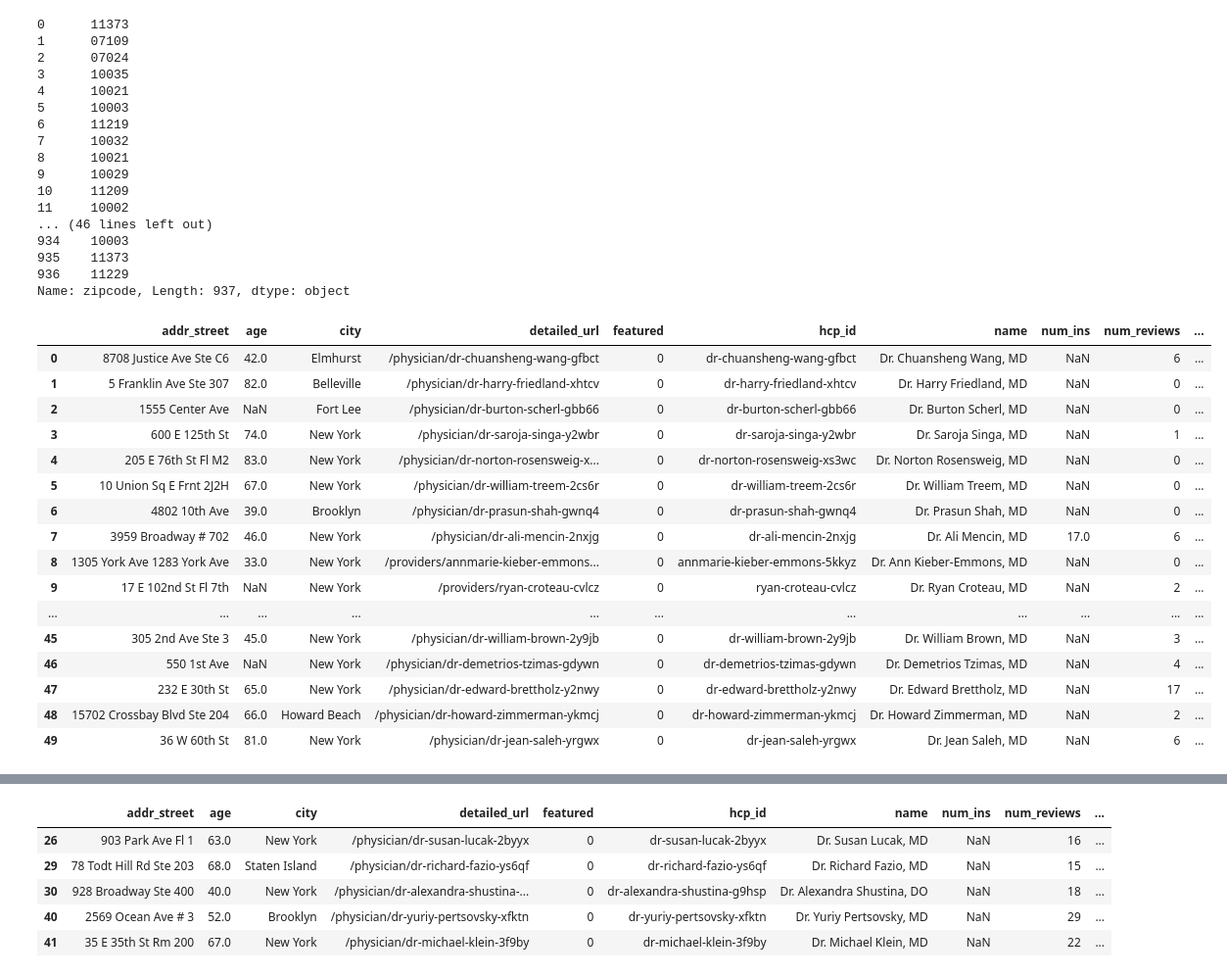
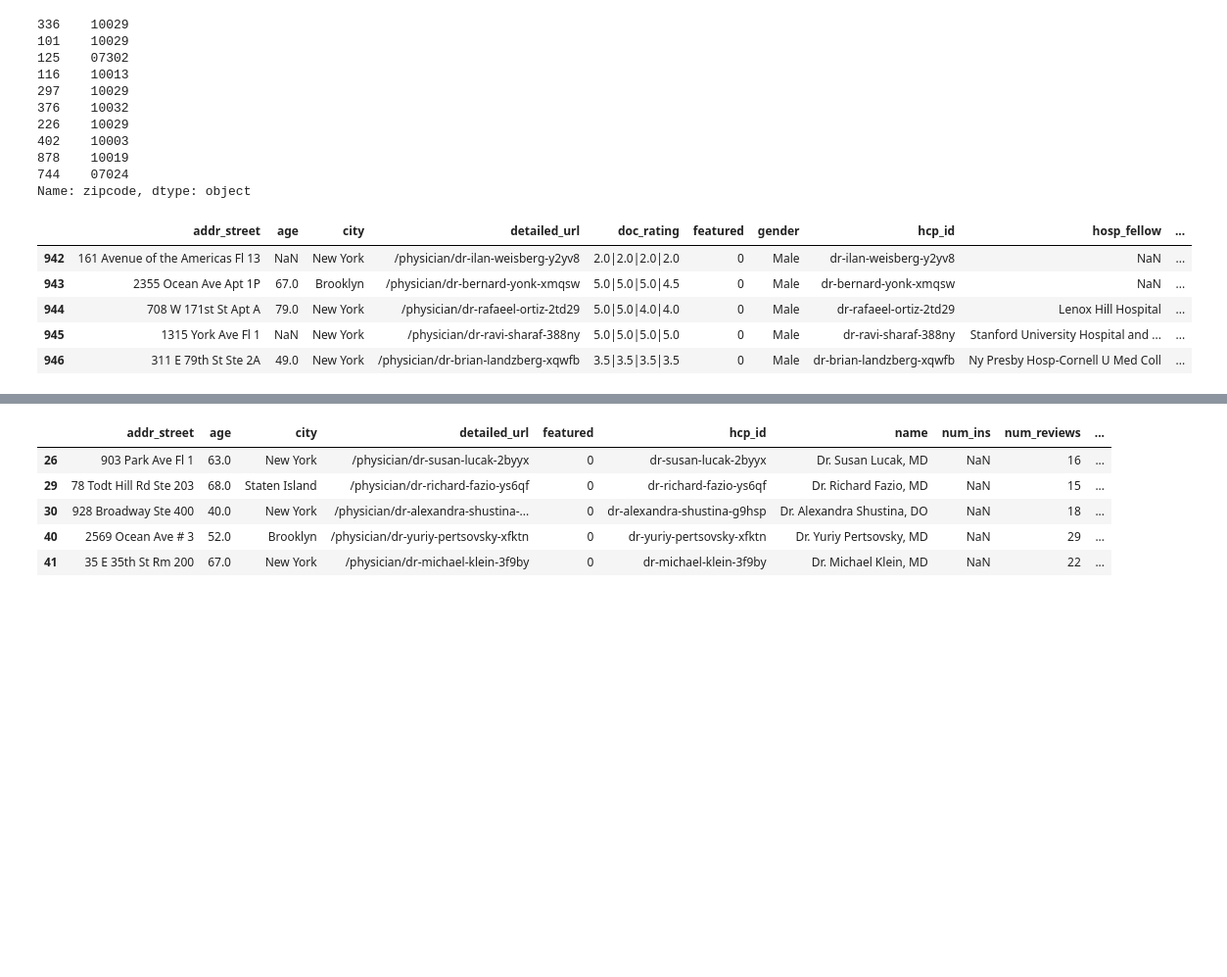
Before and after one commit to ntdsyq/webscraping_healthgrades, a Jupyter notebook: code/healthgrades/data_inspection.ipynb, the cells around one changed output, grey strips where cells are left out. Shown: that part at 98% size. Cells and saved outputs as stored; diff of their text form; code cells hidden in the pictures; blank space fills up the shorter version.

```diff
--- a/code/healthgrades/data_inspection.ipynb
+++ b/code/healthgrades/data_inspection.ipynb
@@ -3,12 +3,20 @@
 import pandas as pd
 import numpy as np
 from matplotlib import pyplot as plt
+from matplotlib import ax
+import seaborn as sns
 plt.style.use('ggplot')
 
-raw_data = pd.read_csv('healthgrades_physicians_GI_NY_raw.csv')
-raw_data.to_csv('healthgrades_physicians_GI_NY.csv', index = False)  # do not write index column
+r_fname = 'healthgrades_physicians_GI_NY_full_raw.csv'
+fname = 'healthgrades_physicians_GI_NY_full.csv'
+# Remove blank lines in raw csv file (scrapy bug for windows)
+raw_data = pd.read_csv(r_fname)
+
+# do not write index column
+raw_data.to_csv(fname, index = False)
+
+# read in fixed csv file
+data = pd.read_csv(fname)
-# %%
-data = pd.read_csv('healthgrades_physicians_GI_NY.csv')
 # %%
 data.shape
 # %% [output]
@@ -59,44 +75,30 @@ object
 # %%
+# change zipcode to 5 digit string
 if data['zipcode'].dtype == 'int64':
     data['zipcode'] = data['zipcode'].apply(lambda x: '{0:05d}'.format(x))
-data['zipcode']
+data['zipcode'].sample(10)
 # %% [output]
-0      11373
-1      07109
-2      07024
-3      10035
-4      10021
-5      10003
-6      11219
-7      10032
-8      10021
-9      10029
-10     11209
-11     10002
-... (46 lines left out)
-934    10003
-935    11373
-936    11229
-Name: zipcode, Length: 937, dtype: object
+336    10029
+101    10029
+125    07302
+116    10013
+297    10029
+376    10032
+226    10029
+402    10003
+878    10019
+744    07024
+Name: zipcode, dtype: object
 # %%
 pd.set_option('display.max_columns', 50)
-data.head(50)
+data.head(5)
+data.sample(5)
+data.tail(5)
 # %% [output]
-|  | addr_street | age | city | detailed_url | featured | hcp_id | name | num_ins | num_reviews | ... |
-| 0 | 8708 Justice Ave Ste C6 | 42.0 | Elmhurst | /physician/dr-chuansheng-wang-gfbct | 0 | dr-chuansheng-wang-gfbct | Dr. Chuansheng Wang, MD | NaN | 6 | ... |
-| 1 | 5 Franklin Ave Ste 307 | 82.0 | Belleville | /physician/dr-harry-friedland-xhtcv | 0 | dr-harry-friedland-xhtcv | Dr. Harry Friedland, MD | NaN | 0 | ... |
-| 2 | 1555 Center Ave | NaN | Fort Lee | /physician/dr-burton-scherl-gbb66 | 0 | dr-burton-scherl-gbb66 | Dr. Burton Scherl, MD | NaN | 0 | ... |
-| 3 | 600 E 125th St | 74.0 | New York | /physician/dr-saroja-singa-y2wbr | 0 | dr-saroja-singa-y2wbr | Dr. Saroja Singa, MD | NaN | 1 | ... |
-| 4 | 205 E 76th St Fl M2 | 83.0 | New York | /physician/dr-norton-rosensweig-x... | 0 | dr-norton-rosensweig-xs3wc | Dr. Norton Rosensweig, MD | NaN | 0 | ... |
-| 5 | 10 Union Sq E Frnt 2J2H | 67.0 | New York | /physician/dr-william-treem-2cs6r | 0 | dr-william-treem-2cs6r | Dr. William Treem, MD | NaN | 0 | ... |
-| 6 | 4802 10th Ave | 39.0 | Brooklyn | /physician/dr-prasun-shah-gwnq4 | 0 | dr-prasun-shah-gwnq4 | Dr. Prasun Shah, MD | NaN | 0 | ... |
-| 7 | 3959 Broadway # 702 | 46.0 | New York | /physician/dr-ali-mencin-2nxjg | 0 | dr-ali-mencin-2nxjg | Dr. Ali Mencin, MD | 17.0 | 6 | ... |
-| 8 | 1305 York Ave 1283 York Ave | 33.0 | New York | /providers/annmarie-kieber-emmons... | 0 | annmarie-kieber-emmons-5kkyz | Dr. Ann Kieber-Emmons, MD | NaN | 0 | ... |
-| 9 | 17 E 102nd St Fl 7th | NaN | New York | /providers/ryan-croteau-cvlcz | 0 | ryan-croteau-cvlcz | Dr. Ryan Croteau, MD | NaN | 2 | ... |
-| ... | ... | ... | ... | ... | ... | ... | ... | ... | ... | ... |
-| 45 | 305 2nd Ave Ste 3 | 45.0 | New York | /physician/dr-william-brown-2y9jb | 0 | dr-william-brown-2y9jb | Dr. William Brown, MD | NaN | 3 | ... |
-| 46 | 550 1st Ave | NaN | New York | /physician/dr-demetrios-tzimas-gdywn | 0 | dr-demetrios-tzimas-gdywn | Dr. Demetrios Tzimas, MD | NaN | 4 | ... |
-| 47 | 232 E 30th St | 65.0 | New York | /physician/dr-edward-brettholz-y2nwy | 0 | dr-edward-brettholz-y2nwy | Dr. Edward Brettholz, MD | NaN | 17 | ... |
-| 48 | 15702 Crossbay Blvd Ste 204 | 66.0 | Howard Beach | /physician/dr-howard-zimmerman-ykmcj | 0 | dr-howard-zimmerman-ykmcj | Dr. Howard Zimmerman, MD | NaN | 2 | ... |
-| 49 | 36 W 60th St | 81.0 | New York | /physician/dr-jean-saleh-yrgwx | 0 | dr-jean-saleh-yrgwx | Dr. Jean Saleh, MD | NaN | 6 | ... |
+|  | addr_street | age | city | detailed_url | doc_rating | featured | gender | hcp_id | hosp_fellow | ... |
+| 942 | 161 Avenue of the Americas Fl 13 | NaN | New York | /physician/dr-ilan-weisberg-y2yv8 | 2.0|2.0|2.0|2.0 | 0 | Male | dr-ilan-weisberg-y2yv8 | NaN | ... |
+| 943 | 2355 Ocean Ave Apt 1P | 67.0 | Brooklyn | /physician/dr-bernard-yonk-xmqsw | 5.0|5.0|5.0|4.5 | 0 | Male | dr-bernard-yonk-xmqsw | NaN | ... |
+| 944 | 708 W 171st St Apt A | 79.0 | New York | /physician/dr-rafaeel-ortiz-2td29 | 5.0|5.0|4.0|4.0 | 0 | Male | dr-rafaeel-ortiz-2td29 | Lenox Hill Hospital | ... |
+| 945 | 1315 York Ave Fl 1 | NaN | New York | /physician/dr-ravi-sharaf-388ny | 5.0|5.0|5.0|5.0 | 0 | Male | dr-ravi-sharaf-388ny | Stanford University Hospital and ... | ... |
+| 946 | 311 E 79th St Ste 2A | 49.0 | New York | /physician/dr-brian-landzberg-xqwfb | 3.5|3.5|3.5|3.5 | 0 | Male | dr-brian-landzberg-xqwfb | Ny Presby Hosp-Cornell U Med Coll | ... |
 # %%
```
Also changed, not shown: parts of 29 cells of this notebook, 1 other file.
